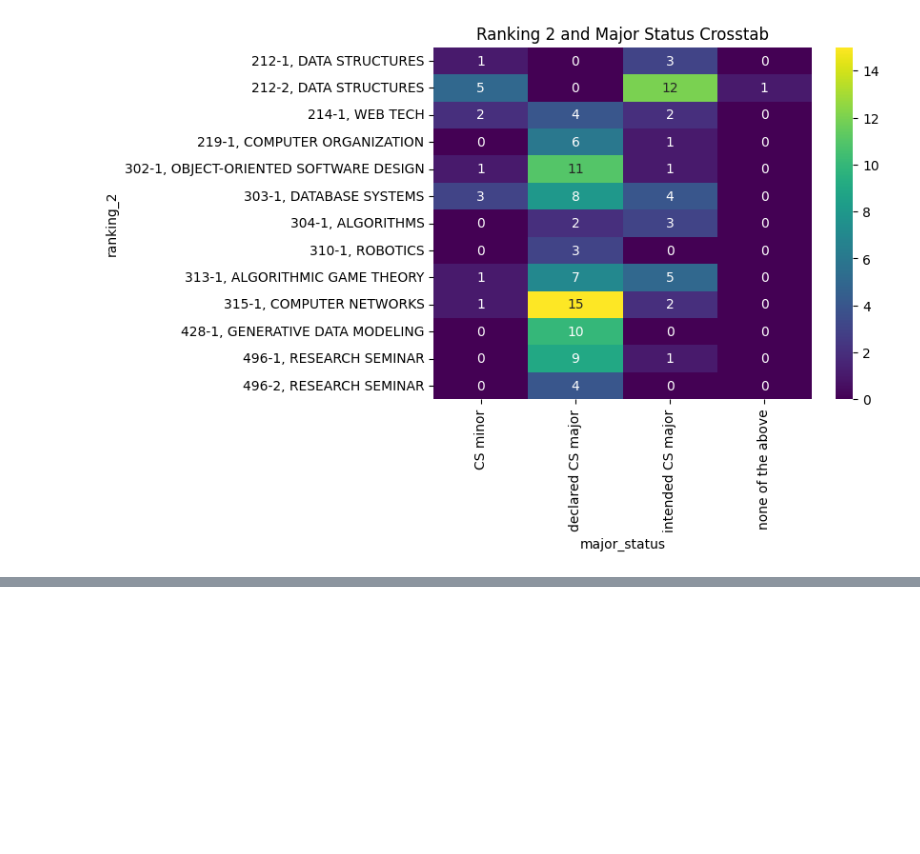
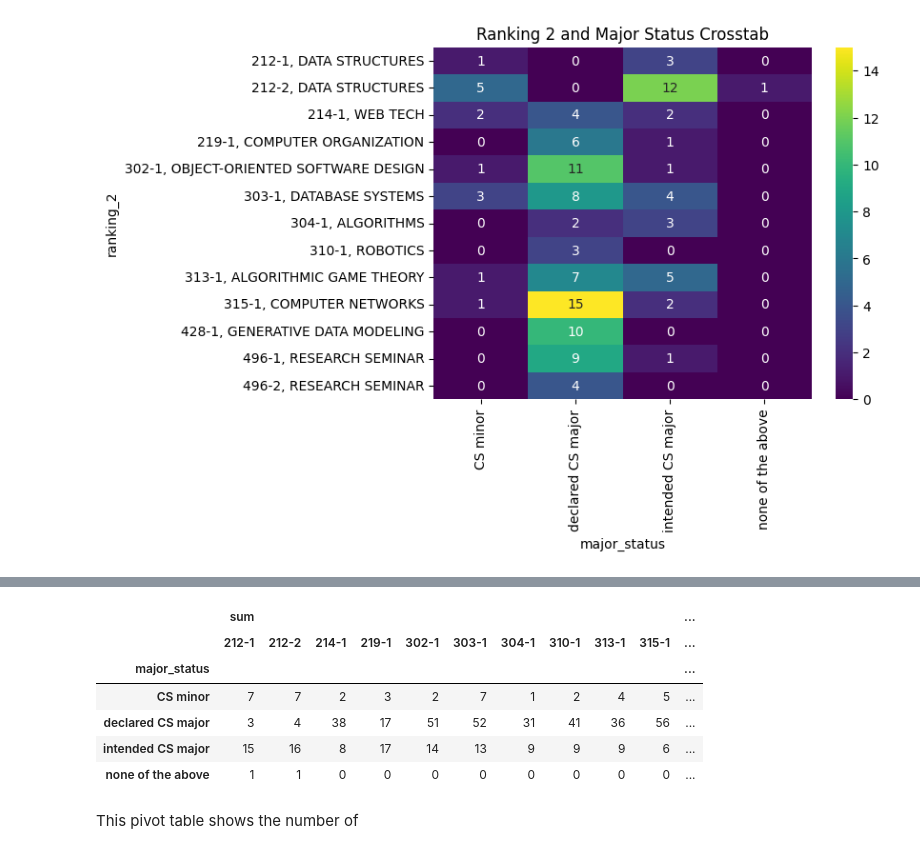
Before and after one commit to awoolfson/data-science-final, a Jupyter notebook: bivariate.ipynb, the cells around one changed output, grey strips where cells are left out. Drawn from its saved outputs; the diff is of its cells as text; code cells hidden in the pictures; blank space fills up the shorter version.

```diff
--- a/bivariate.ipynb
+++ b/bivariate.ipynb
@@ -136,0 +153,25 @@ pivot
+# %%
+# create a pivot for course popularity (ranked anywhere) reletive to different major statuses
+import re
+pattern = "\d{3}-\d"
+courses = []
+for col in df.columns:
+    if re.match(pattern, col):
+        courses.append(col)
+
+pivot = pd.pivot_table(
+    df,
+    index='major_status',
+    values=courses,
+    aggfunc=['sum'])
+pivot
+# %% [output]
+|  | sum |  |  |  |  |  |  |  |  |  | ... |
+|  | 212-1 | 212-2 | 214-1 | 219-1 | 302-1 | 303-1 | 304-1 | 310-1 | 313-1 | 315-1 | ... |
+| major_status |  |  |  |  |  |  |  |  |  |  | ... |
+| CS minor | 7 | 7 | 2 | 3 | 2 | 7 | 1 | 2 | 4 | 5 | ... |
+| declared CS major | 3 | 4 | 38 | 17 | 51 | 52 | 31 | 41 | 36 | 56 | ... |
+| intended CS major | 15 | 16 | 8 | 17 | 14 | 13 | 9 | 9 | 9 | 6 | ... |
+| none of the above | 1 | 1 | 0 | 0 | 0 | 0 | 0 | 0 | 0 | 0 | ... |
+# %% [markdown]
+This pivot table shows the number of
```
Also changed, not shown: parts of 8 cells of this notebook, 3 other files.
